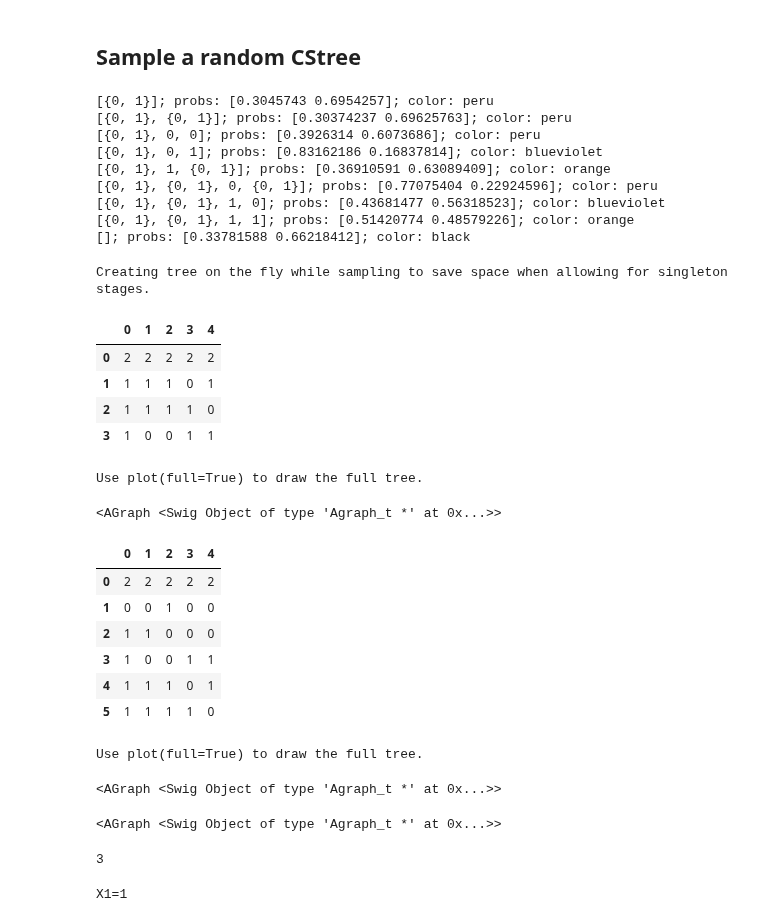
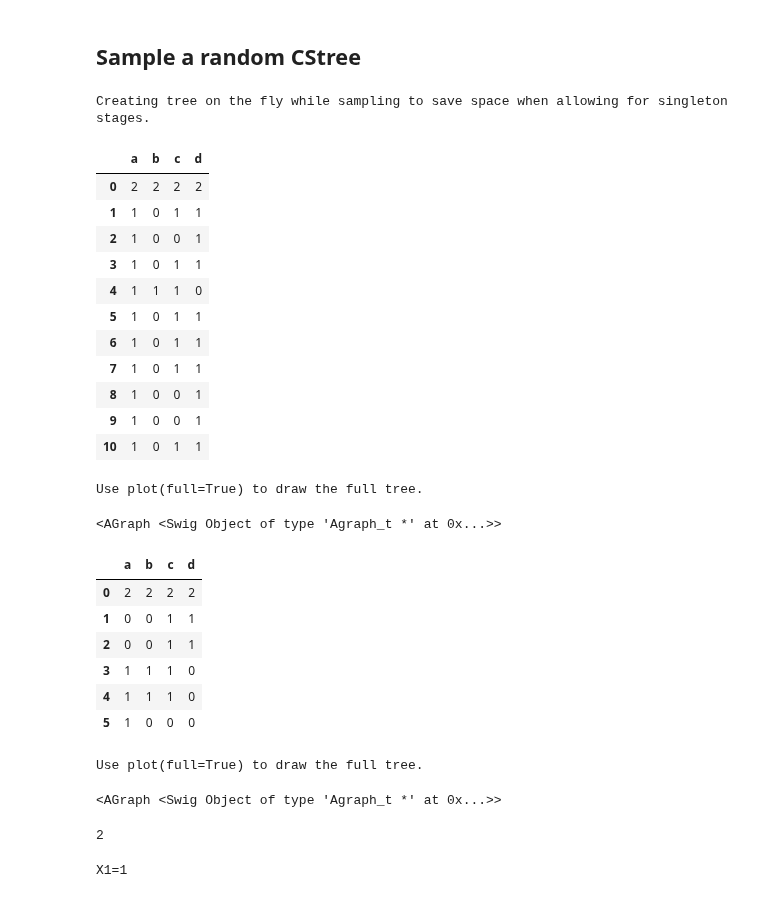
Before and after one commit to felixleopoldo/cstrees, a Jupyter notebook: src/learn_demo_gibbs.ipynb, the cells around one changed output. Saved outputs shown, nothing was run; the diff lists cells and outputs as text; code cells hidden in the pictures.

```diff
--- a/src/learn_demo_gibbs.ipynb
+++ b/src/learn_demo_gibbs.ipynb
@@ -30,38 +30,31 @@ The autoreload extension is already loaded. To reload it, use:
 # %%
 np.random.seed(22)
 random.seed(22)
-p = 5
+p = 4
 cards = [2] * p # state space
 
 t = ct.sample_cstree(cards, max_cvars=2, prob_cvar=0.5, prop_nonsingleton=1)
-#t.labels = ["a", "b", "c", "d", "e"]
+t.labels = ["a", "b", "c", "d", "e"][:p]
 
 #t.plot()
 t.sample_stage_parameters(alpha=2) # optimize parameters
 #t.plot(full=True)
-# %%
-for k,v in t.stages.items():
-    for s in v:
-        print(s)
-# %% [output]
-[{0, 1}]; probs: [0.3045743 0.6954257]; color: peru
-[{0, 1}, {0, 1}]; probs: [0.30374237 0.69625763]; color: peru
-[{0, 1}, 0, 0]; probs: [0.3926314 0.6073686]; color: peru
-[{0, 1}, 0, 1]; probs: [0.83162186 0.16837814]; color: blueviolet
-[{0, 1}, 1, {0, 1}]; probs: [0.36910591 0.63089409]; color: orange
-[{0, 1}, {0, 1}, 0, {0, 1}]; probs: [0.77075404 0.22924596]; color: peru
-[{0, 1}, {0, 1}, 1, 0]; probs: [0.43681477 0.56318523]; color: blueviolet
-[{0, 1}, {0, 1}, 1, 1]; probs: [0.51420774 0.48579226]; color: orange
-[]; probs: [0.33781588 0.66218412]; color: black
 # %%
-t.sample(3)
+t.sample(10)
 # %% [output]
 Creating tree on the fly while sampling to save space when allowing for singleton stages.
-|  | 0 | 1 | 2 | 3 | 4 |
-| 0 | 2 | 2 | 2 | 2 | 2 |
-| 1 | 1 | 1 | 1 | 0 | 1 |
-| 2 | 1 | 1 | 1 | 1 | 0 |
-| 3 | 1 | 0 | 0 | 1 | 1 |
+|  | a | b | c | d |
+| 0 | 2 | 2 | 2 | 2 |
+| 1 | 1 | 0 | 1 | 1 |
+| 2 | 1 | 0 | 0 | 1 |
+| 3 | 1 | 0 | 1 | 1 |
+| 4 | 1 | 1 | 1 | 0 |
+| 5 | 1 | 0 | 1 | 1 |
+| 6 | 1 | 0 | 1 | 1 |
+| 7 | 1 | 0 | 1 | 1 |
+| 8 | 1 | 0 | 0 | 1 |
+| 9 | 1 | 0 | 0 | 1 |
+| 10 | 1 | 0 | 1 | 1 |
 # %%
 t.plot()
 # %% [output]
@@ -70,27 +63,23 @@ Use plot(full=True) to draw the full tree.
 # %%
 t.sample(5)
 # %% [output]
-|  | 0 | 1 | 2 | 3 | 4 |
-| 0 | 2 | 2 | 2 | 2 | 2 |
-| 1 | 0 | 0 | 1 | 0 | 0 |
-| 2 | 1 | 1 | 0 | 0 | 0 |
-| 3 | 1 | 0 | 0 | 1 | 1 |
-| 4 | 1 | 1 | 1 | 0 | 1 |
-| 5 | 1 | 1 | 1 | 1 | 0 |
+|  | a | b | c | d |
+| 0 | 2 | 2 | 2 | 2 |
+| 1 | 0 | 0 | 1 | 1 |
+| 2 | 0 | 0 | 1 | 1 |
+| 3 | 1 | 1 | 1 | 0 |
+| 4 | 1 | 1 | 1 | 0 |
+| 5 | 1 | 0 | 0 | 0 |
 # %%
 t.plot()
 # %% [output]
 Use plot(full=True) to draw the full tree.
 <AGraph <Swig Object of type 'Agraph_t *' at 0x...>>
-# %%
-t.plot(full=True)
-# %% [output]
-<AGraph <Swig Object of type 'Agraph_t *' at 0x...>>
 # %%
 agraphs= t.to_minimal_context_agraphs()
 print(len(agraphs))
 # %% [output]
-3
+2
 # %%
 keys = list(agraphs.keys())
 print(keys[1])
```
Also changed, not shown: parts of 15 cells of this notebook, 2 other files.
